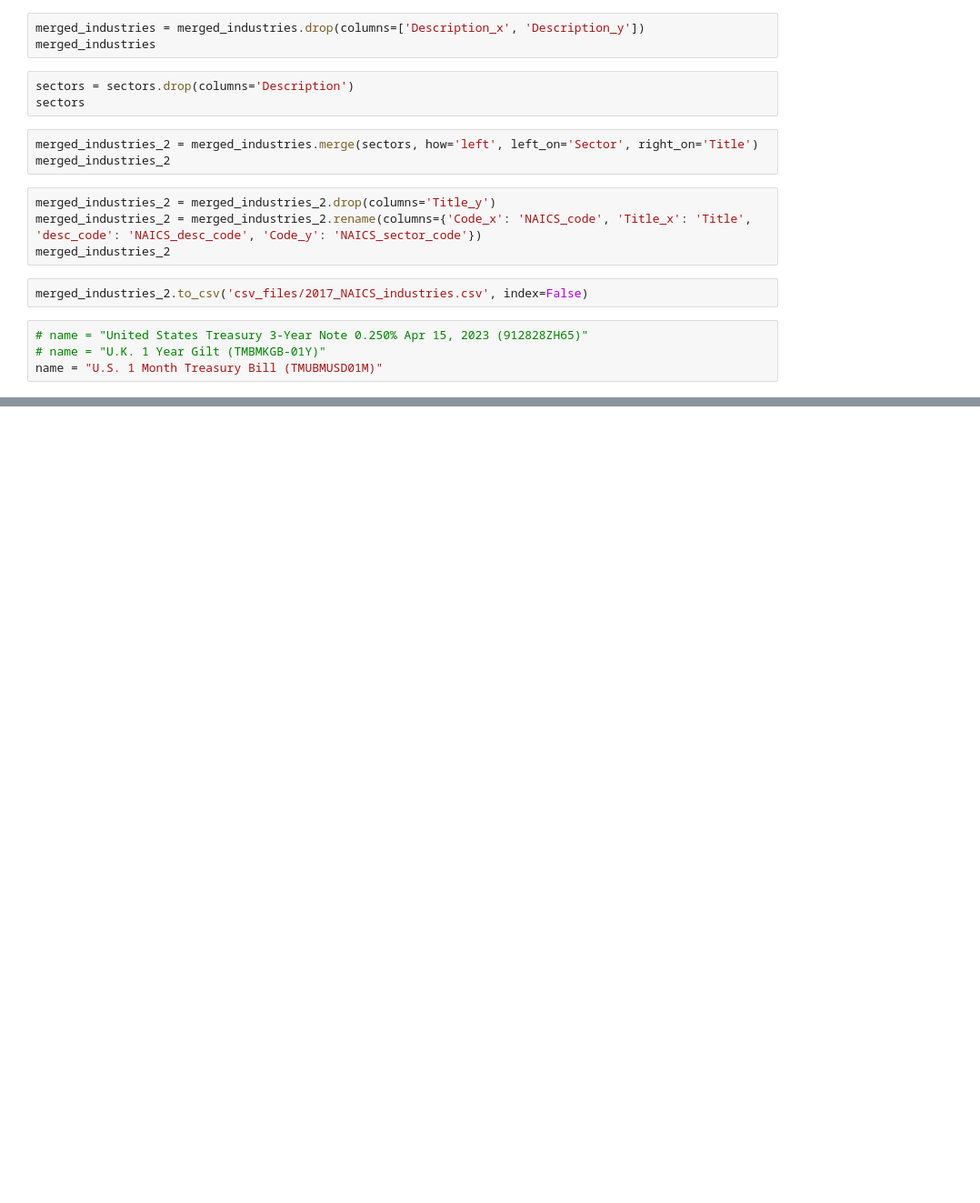
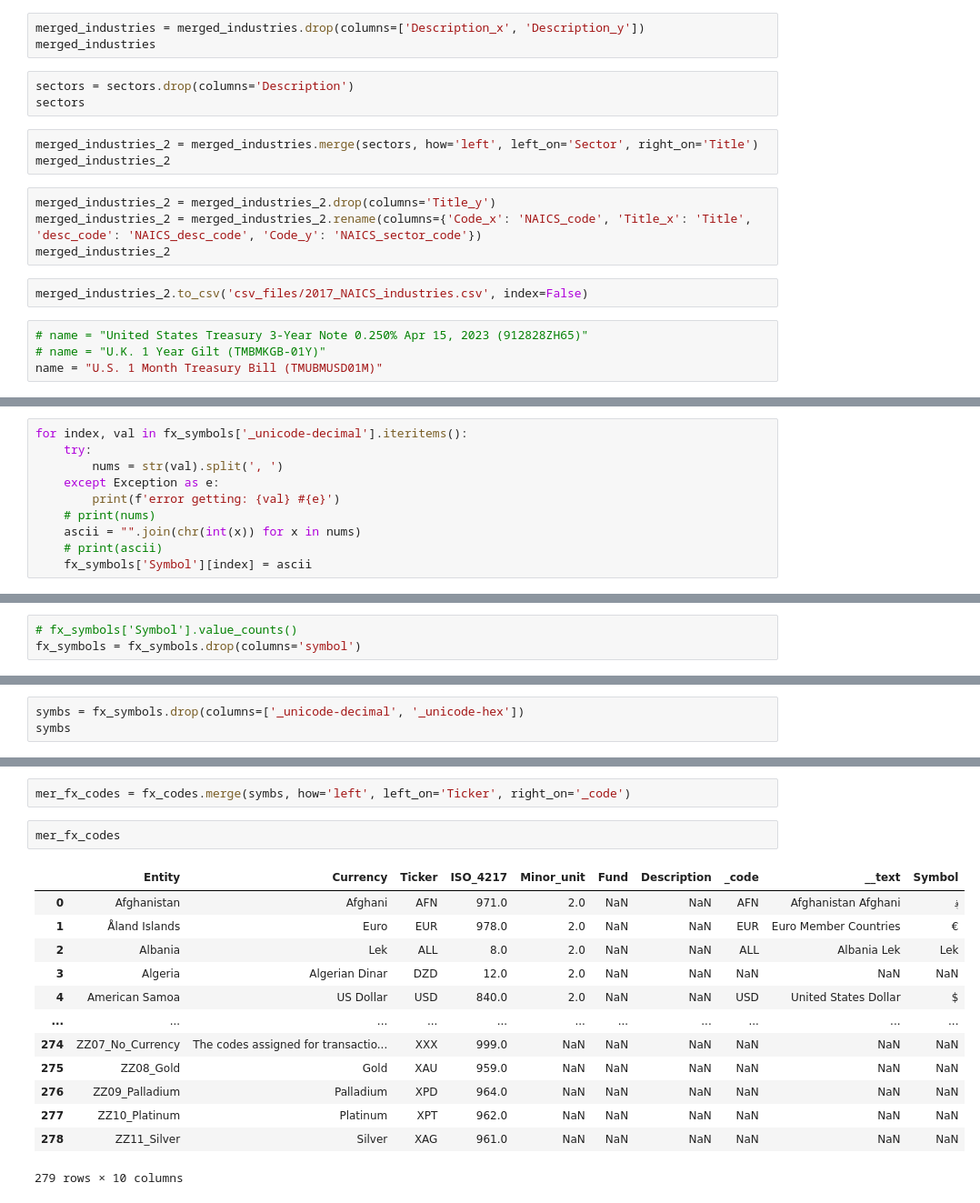
Before and after one commit to Saran33/TickerScrape, a Jupyter notebook: Worksheet.ipynb, the cells around one changed output, grey strips where cells are left out. Shown: that part at 91% size. Cells and saved outputs as stored; diff of their text form; blank space fills up the shorter version.

```diff
--- a/Worksheet.ipynb
+++ b/Worksheet.ipynb
@@ -564,0 +709,10 @@ def extract_bond_country(name):
+# %%
+for index, val in fx_symbols['_unicode-decimal'].iteritems():
+    try:
+        nums = str(val).split(', ')
+    except Exception as e:
+        print(f'error getting: {val} #{e}')
+    # print(nums)
+    ascii = "".join(chr(int(x)) for x in nums)
+    # print(ascii)
+    fx_symbols['Symbol'][index] = ascii
@@ -564,0 +724,3 @@ def extract_bond_country(name):
+# %%
+# fx_symbols['Symbol'].value_counts()
+fx_symbols = fx_symbols.drop(columns='symbol')
@@ -564,0 +745,3 @@ def extract_bond_country(name):
+# %%
+symbs = fx_symbols.drop(columns=['_unicode-decimal', '_unicode-hex'])
+symbs
@@ -564,0 +762,18 @@ def extract_bond_country(name):
+# %%
+mer_fx_codes = fx_codes.merge(symbs, how='left', left_on='Ticker', right_on='_code')
+# %%
+mer_fx_codes
+# %% [output]
+|  | Entity | Currency | Ticker | ISO_4217 | Minor_unit | Fund | Description | _code | __text | Symbol |
+| 0 | Afghanistan | Afghani | AFN | 971.0 | 2.0 | NaN | NaN | AFN | Afghanistan Afghani | ؋ |
+| 1 | Åland Islands | Euro | EUR | 978.0 | 2.0 | NaN | NaN | EUR | Euro Member Countries | € |
+| 2 | Albania | Lek | ALL | 8.0 | 2.0 | NaN | NaN | ALL | Albania Lek | Lek |
+| 3 | Algeria | Algerian Dinar | DZD | 12.0 | 2.0 | NaN | NaN | NaN | NaN | NaN |
+| 4 | American Samoa | US Dollar | USD | 840.0 | 2.0 | NaN | NaN | USD | United States Dollar | $ |
+| ... | ... | ... | ... | ... | ... | ... | ... | ... | ... | ... |
+| 274 | ZZ07_No_Currency | The codes assigned for transactio... | XXX | 999.0 | NaN | NaN | NaN | NaN | NaN | NaN |
+| 275 | ZZ08_Gold | Gold | XAU | 959.0 | NaN | NaN | NaN | NaN | NaN | NaN |
+| 276 | ZZ09_Palladium | Palladium | XPD | 964.0 | NaN | NaN | NaN | NaN | NaN | NaN |
+| 277 | ZZ10_Platinum | Platinum | XPT | 962.0 | NaN | NaN | NaN | NaN | NaN | NaN |
+| 278 | ZZ11_Silver | Silver | XAG | 961.0 | NaN | NaN | NaN | NaN | NaN | NaN |
+279 rows × 10 columns
```
Also changed, not shown: parts of 27 cells of this notebook, 25 other files.
